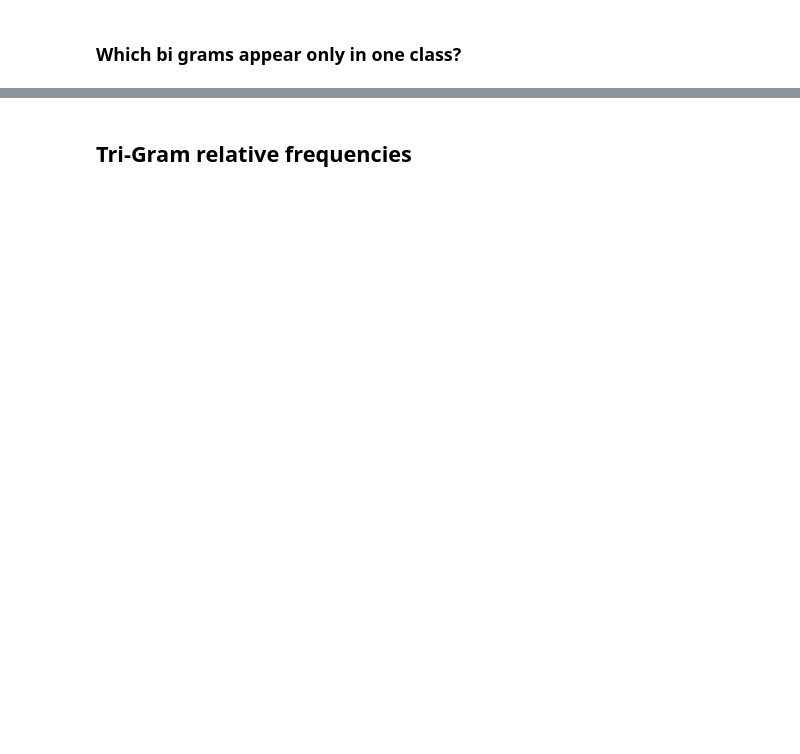
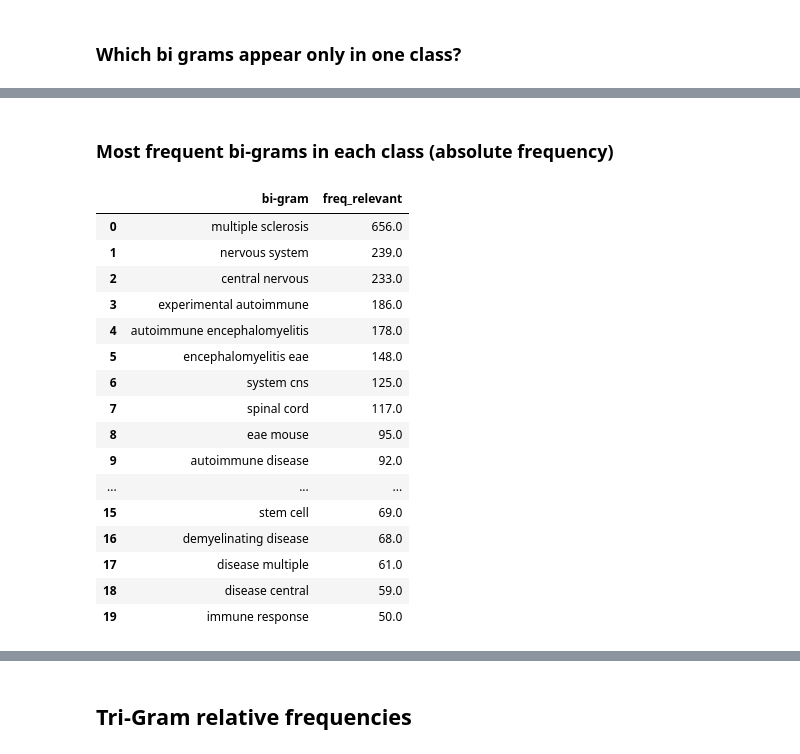
Before and after one commit to bialczykk/gregory-ai, a Jupyter notebook: EDA/eda_relative_frequencies.ipynb, the cells around one changed output, grey strips where cells are left out. Cells and saved outputs as stored; diff of their text form; code cells hidden in the pictures; blank space fills up the shorter version.

```diff
--- a/EDA/eda_relative_frequencies.ipynb
+++ b/EDA/eda_relative_frequencies.ipynb
@@ -296,3 +340,26 @@ bi_gram_df[(bi_gram_df['relevant_class'] == False) & (bi_gram_df['freq_relevant'
 | 49846 | mrna vaccination | 3 | 0.0 | 3.0 | 0.0 | 0.013889 | ... |
 | 13551 | commonly present | 3 | 0.0 | 3.0 | 0.0 | 0.013889 | ... |
 | 74222 | specific brain | 3 | 0.0 | 3.0 | 0.0 | 0.013889 | ... |
+# %% [markdown]
+### Most frequent bi-grams in each class (absolute frequency)
+# %%
+# relevant class
+bi_gram_df[bi_gram_df.relevant_class == True].sort_values(by='freq_relevant', ascending=False).head(20)[['bi-gram', 'freq_relevant']].reset_index(drop=True)
+# %% [output]
+|  | bi-gram | freq_relevant |
+| 0 | multiple sclerosis | 656.0 |
+| 1 | nervous system | 239.0 |
+| 2 | central nervous | 233.0 |
+| 3 | experimental autoimmune | 186.0 |
+| 4 | autoimmune encephalomyelitis | 178.0 |
+| 5 | encephalomyelitis eae | 148.0 |
+| 6 | system cns | 125.0 |
+| 7 | spinal cord | 117.0 |
+| 8 | eae mouse | 95.0 |
+| 9 | autoimmune disease | 92.0 |
+| ... | ... | ... |
+| 15 | stem cell | 69.0 |
+| 16 | demyelinating disease | 68.0 |
+| 17 | disease multiple | 61.0 |
+| 18 | disease central | 59.0 |
+| 19 | immune response | 50.0 |
```
Also changed, not shown: parts of 7 cells of this notebook, 1 other file.
